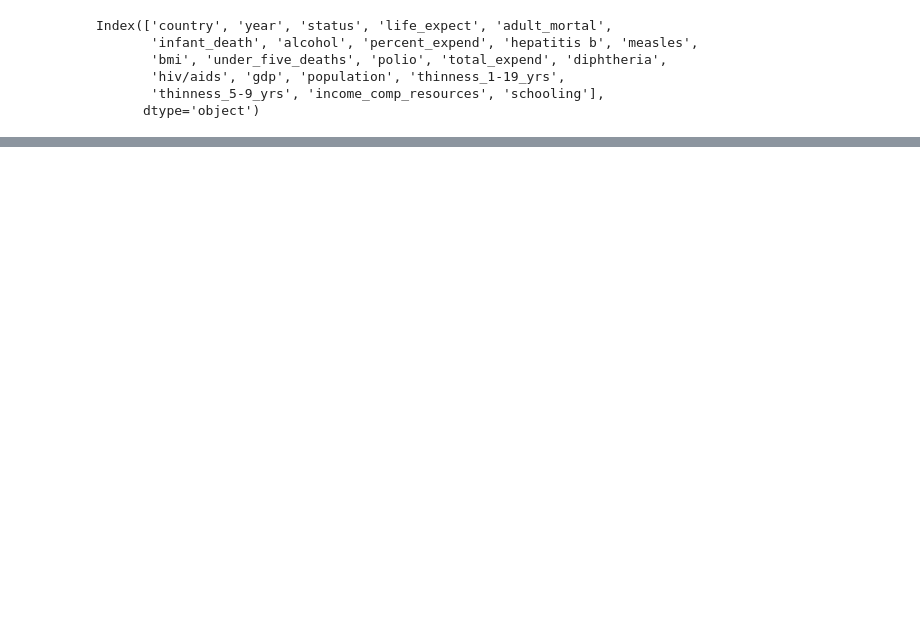
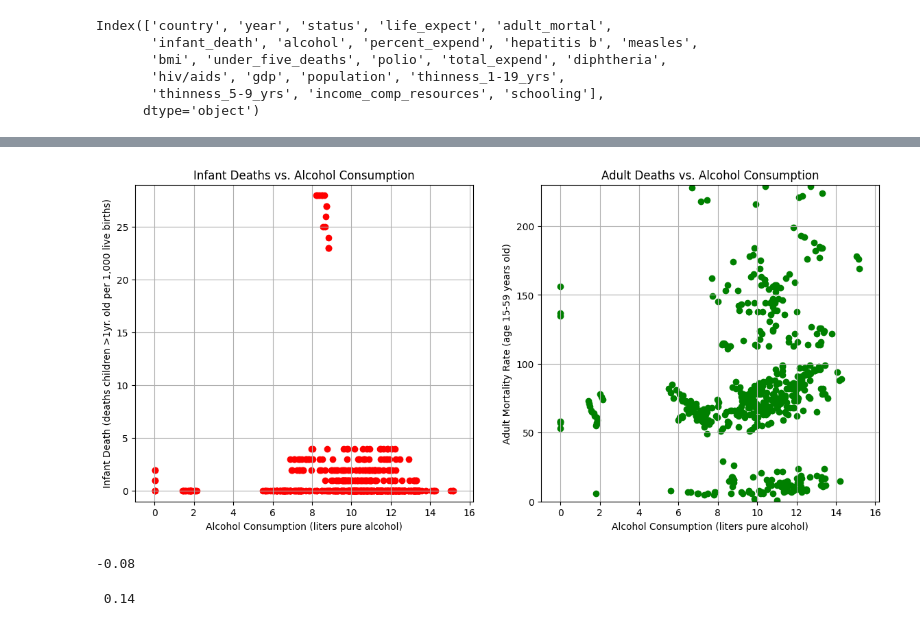
Before and after one commit to michav95/World-Health-Organization-Project, a Jupyter notebook: notebook/EDA.ipynb, the cells around one changed output, grey strips where cells are left out. Saved outputs shown, nothing was run; the diff lists cells and outputs as text; code cells hidden in the pictures; blank space fills up the shorter version.

Commit message:
started graphs and correlation

```diff
--- a/notebook/EDA.ipynb
+++ b/notebook/EDA.ipynb
@@ -158,3 +179,10 @@ Index(['country', 'year', 'status', 'life_expect', 'adult_mortal',
        'hiv/aids', 'gdp', 'population', 'thinness_1-19_yrs',
        'thinness_5-9_yrs', 'income_comp_resources', 'schooling'],
       dtype='object')
+# %%
+#There is still quite a lot of data entries for this specific DF, it would be easier to analyze data if separated into smaller categories.
+# Create a developed DF for DF_2000
+DF_2000_developed = DF_2000[DF_2000['status'] == 'Developed']
+
+#Ensure DF_2000_developed properly created
+print(DF_2000_developed)
@@ -166,0 +235,39 @@ Index(['country', 'year', 'status', 'life_expect', 'adult_mortal',
+# %%
+# How does consumption of alochol per capita (liters of pure alcohol) impact infant deaths, adult mortality, and the overall life expectancy for developed countries
+
+# Create scatter plot for infant death in developed countries vs. alcohol consumption
+plt.figure(figsize=(14,6))
+
+# Scatter plot for infant_death vs alcohol
+plt.subplot(1,2,1)
+plt.scatter(DF_2000_developed['alcohol'], DF_2000_developed['infant_death'], color='red')
+plt.title('Infant Deaths vs. Alcohol Consumption')
+plt.xlabel('Alcohol Consumption (liters pure alcohol)')
+plt.ylabel('Infant Death (deaths children >1yr. old per 1,000 live births)')
+plt.xlim(DF_2000_developed['alcohol'].min() - 1, DF_2000_developed['alcohol'].max() + 1)
+plt.ylim(DF_2000_developed['infant_death'].min() - 1, DF_2000_developed['infant_death'].max() + 1)
+plt.grid(True)
+
+# Scatter plot for adult_mortal vs alcohol
+plt.subplot(1,2,2)
+plt.scatter(DF_2000_developed['alcohol'], DF_2000_developed['adult_mortal'], color='green')
+plt.title('Adult Deaths vs. Alcohol Consumption')
+plt.xlabel('Alcohol Consumption (liters pure alcohol)')
+plt.ylabel('Adult Mortality Rate (age 15-59 years old)')
+plt.xlim(DF_2000_developed['alcohol'].min() - 1, DF_2000_developed['alcohol'].max() + 1)
+plt.ylim(DF_2000_developed['adult_mortal'].min() - 1, DF_2000_developed['adult_mortal'].max() + 1)
+plt.grid(True)
+# %% [output]
+[figure, added]
+# %%
+# Find the correlation coefficient between infant_death and alcohol
+infant_death_alc_correlation = DF_2000_developed['infant_death'].corr(DF_2000_developed['alcohol'])
+print(f"{infant_death_alc_correlation: .2f}")
+# %% [output]
+-0.08
+# %%
+# Find the correlation between adult_mortal and alcohol
+adult_mortal_alc_correlation = DF_2000_developed['adult_mortal'].corr(DF_2000_developed['alcohol'])
+print(f"{adult_mortal_alc_correlation: .2f}")
+# %% [output]
+ 0.14
```
Also changed, not shown: parts of 6 cells of this notebook.
